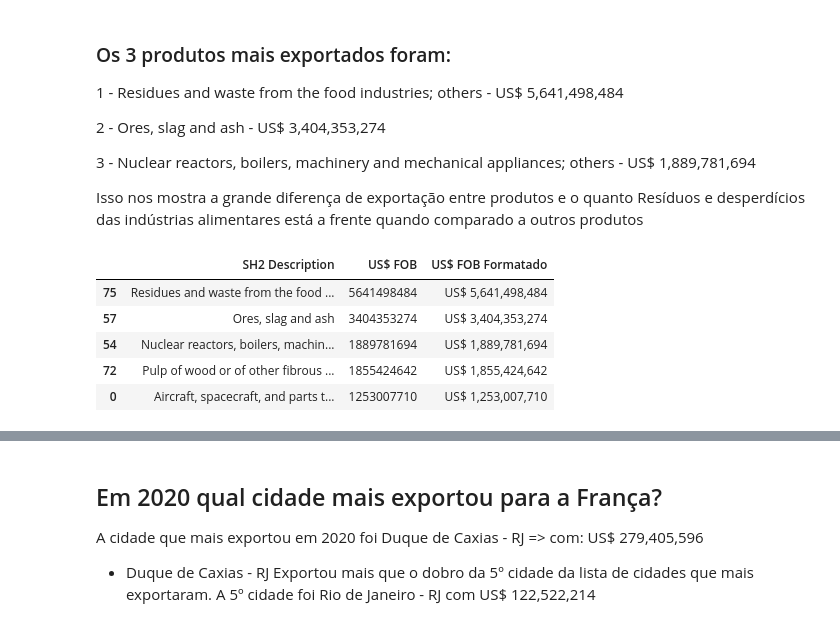
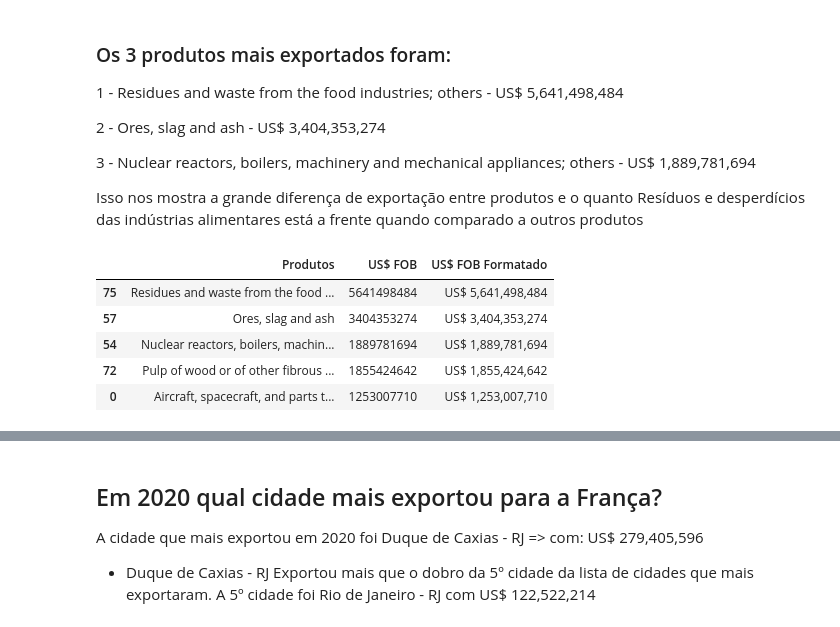
Before and after one commit to iagooteles/brazilExportsToFranceDS, a Jupyter notebook: index.ipynb, the cells around one changed output, grey strips where cells are left out. Saved outputs shown, nothing was run; the diff lists cells and outputs as text; code cells hidden in the pictures.

```diff
--- a/index.ipynb
+++ b/index.ipynb
@@ -119,15 +119,16 @@ Queremos saber os produtos com maior valor US$ de exportação
 Isso nos mostra a grande diferença de exportação entre produtos e o quanto Resíduos e desperdícios das indústrias alimentares está a frente quando comparado a outros produtos
 # %%
 more_exported_products_df = df.groupby('SH2 Description')['US$ FOB'].sum().reset_index()
+more_exported_products_df = more_exported_products_df.rename(columns={'SH2 Description': 'Produtos'})
 more_exported_products_df['US$ FOB Formatado'] = more_exported_products_df['US$ FOB'].map('US$ {:,}'.format)
 more_exported_products_df = more_exported_products_df.sort_values(by='US$ FOB', ascending=False)
 
 pd.set_option('display.max_colwidth', None)
 
 more_exported_products_df = more_exported_products_df.head(5)
 display(more_exported_products_df)
 # %% [output]
-|  | SH2 Description | US$ FOB | US$ FOB Formatado |
+|  | Produtos | US$ FOB | US$ FOB Formatado |
 | 75 | Residues and waste from the food ... | 5641498484 | US$ 5,641,498,484 |
 | 57 | Ores, slag and ash | 3404353274 | US$ 3,404,353,274 |
 | 54 | Nuclear reactors, boilers, machin... | 1889781694 | US$ 1,889,781,694 |
```
Also changed, not shown: parts of 4 cells of this notebook.
